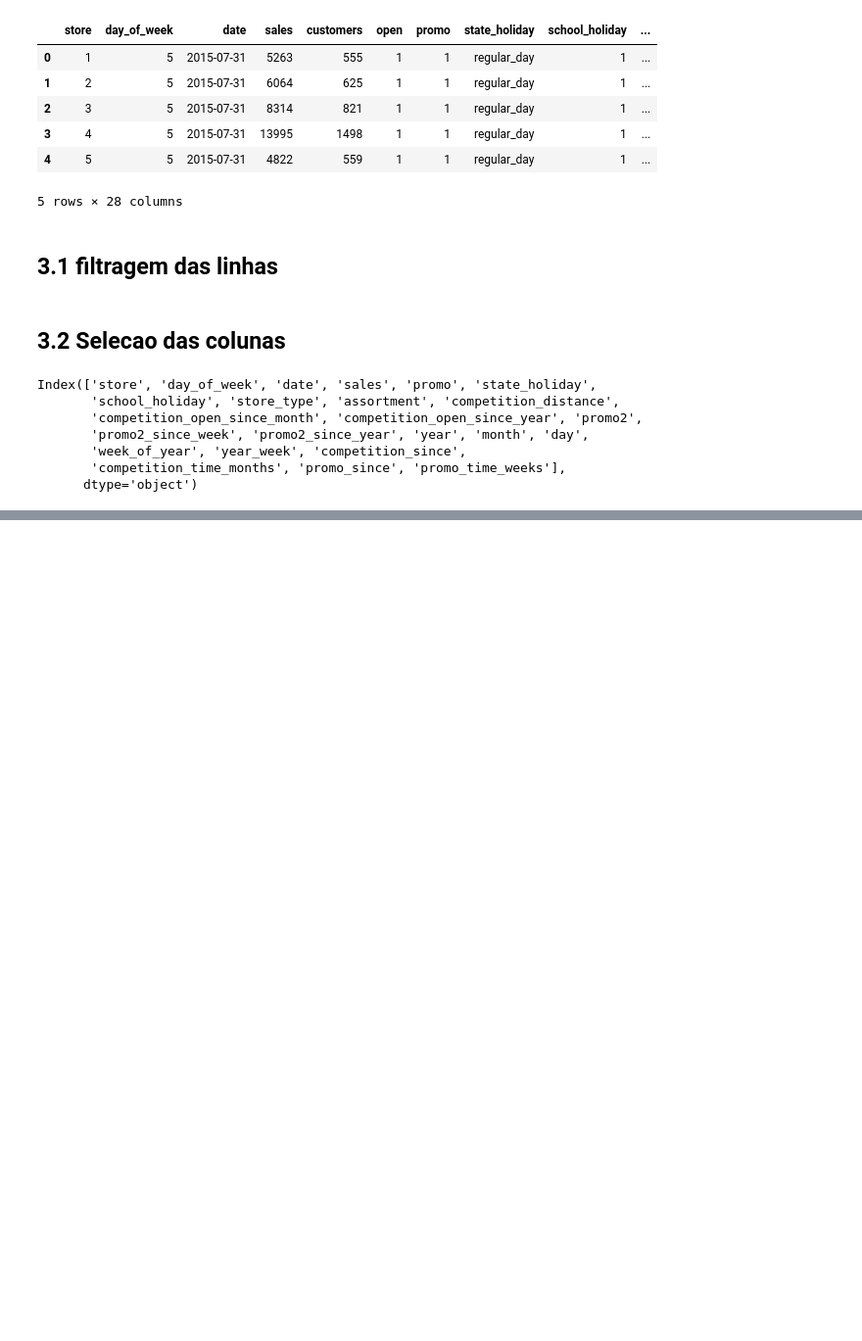
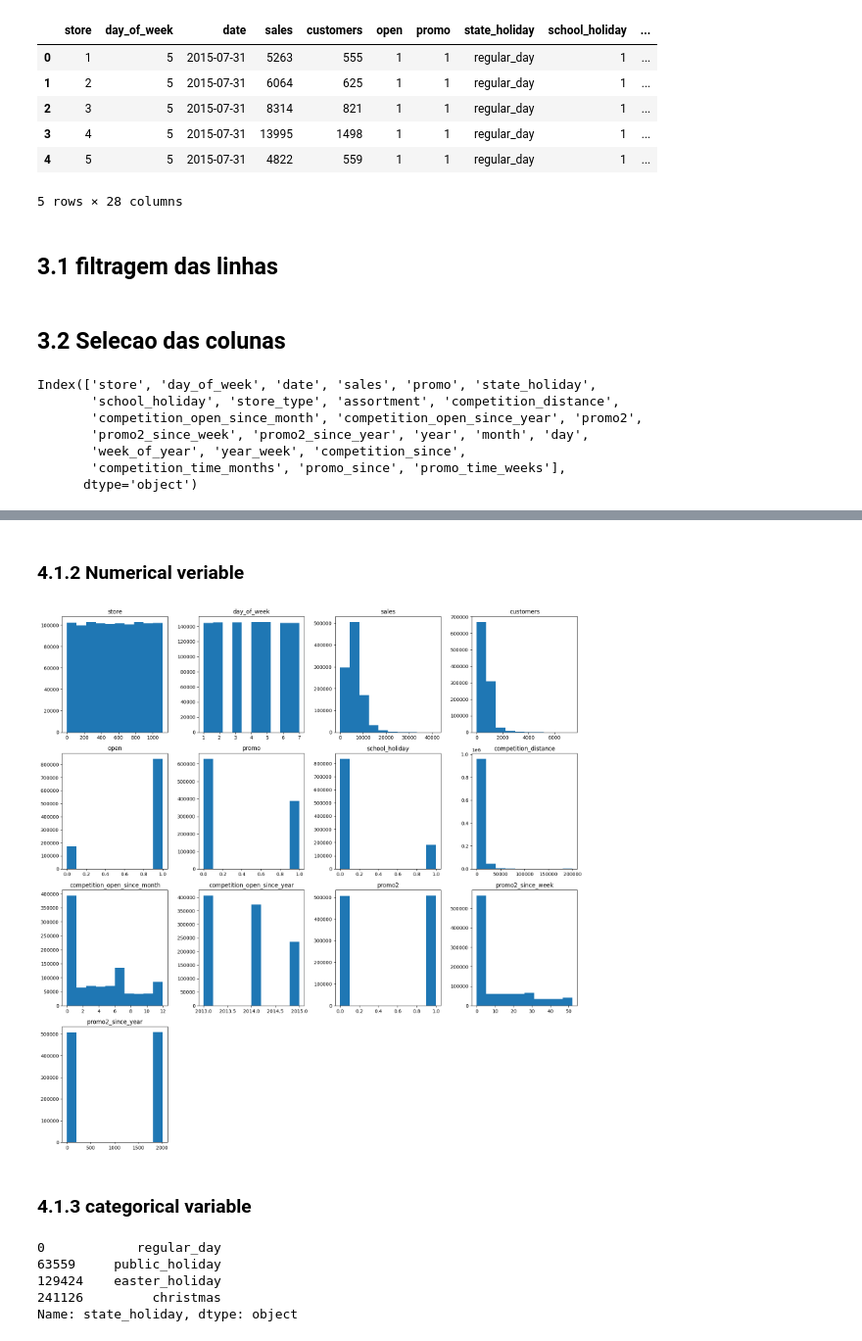
Before and after one commit to Sixurbak/p-riject_hoss, a Jupyter notebook: notebooks/analise.ipynb, the cells around one changed output, grey strips where cells are left out. Shown at 98% size. Saved outputs shown, nothing was run; the diff lists cells and outputs as text; code cells hidden in the pictures; blank space fills up the shorter version.

```diff
--- a/notebooks/analise.ipynb
+++ b/notebooks/analise.ipynb
@@ -410,0 +424,39 @@ Index(['store', 'day_of_week', 'date', 'sales', 'promo', 'state_holiday',
+# %% [markdown]
+### 4.1.2 Numerical veriable
+# %%
+# 1. numero de colunas (4)
+ncols = 4
+
+# 2. Calcular o número de linhas necessárias
+nrows = -(-len(num_attributes.columns) // ncols)  # divisão arredondada para cima
+
+# 3. Crie a grade de subplots
+fig, axes = plt.subplots(nrows=nrows, ncols=ncols, figsize=(16, 4 * nrows))
+
+# 4. Transformar axes em uma lista para facilitar o acesso
+axes = axes.flatten()
+
+# 5. Para cada atributo numerico plotar o histograma em um subplot
+for i, col in enumerate(num_attributes.columns):
+    axes[i].hist(num_attributes[col])
+    axes[i].set_title(col)
+
+# 6. Desativar os subplots extras (caso o número de atributos não seja múltiplo de 4)
+for j in range(i+1, len(axes)):
+    axes[j].axis('off')
+
+# 7. Ajustar o layout para evitar sobreposição
+plt.tight_layout()
+plt.show()
+# %% [output]
+[figure, added]
+# %% [markdown]
+### 4.1.3 categorical variable
+# %%
+df3['state_holiday'].drop_duplicates()
+# %% [output]
+0            regular_day
+63559     public_holiday
+129424    easter_holiday
+241126         christmas
+Name: state_holiday, dtype: object
```
Also changed, not shown: parts of 16 cells of this notebook.
